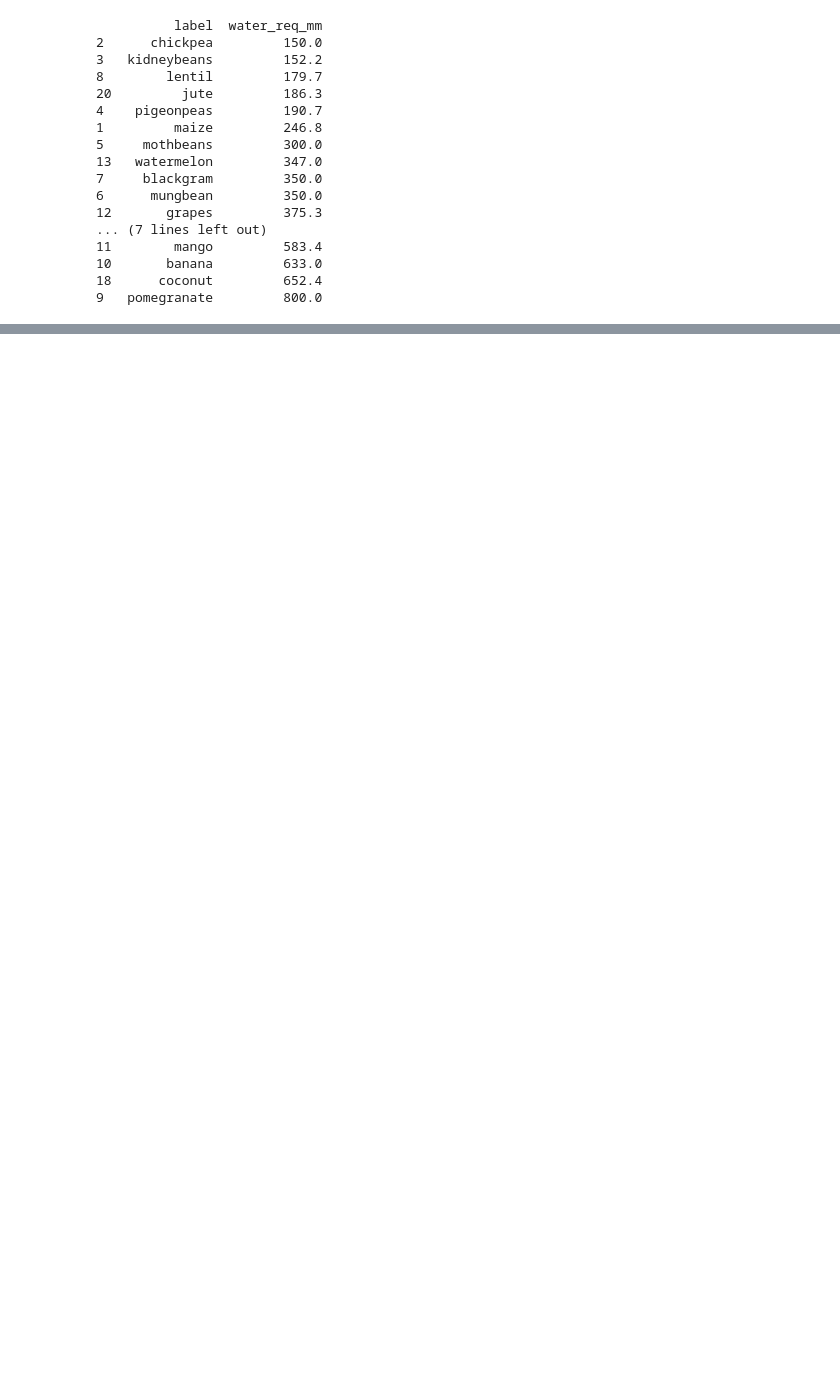
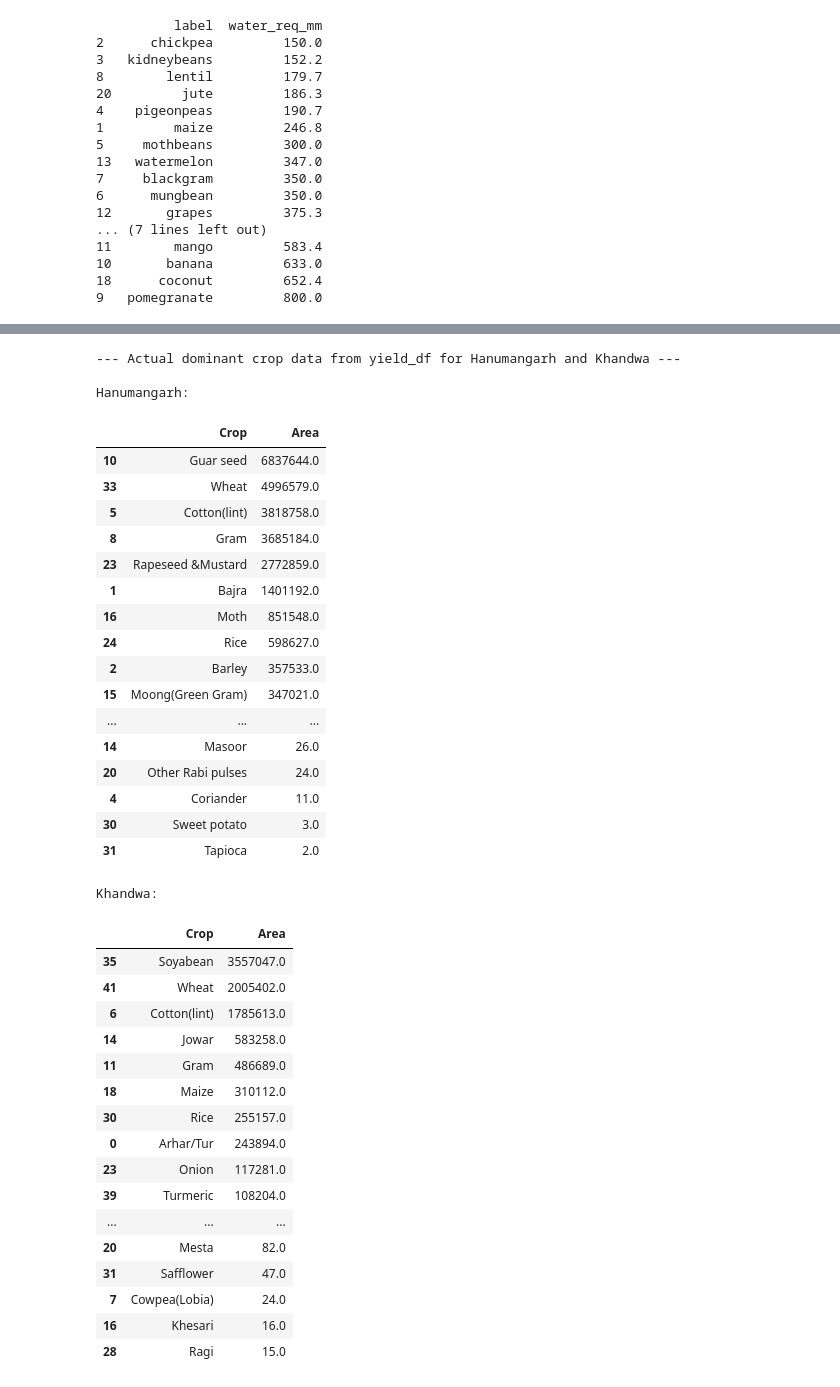
Before and after one commit to ravithreni02/AI-ML-INTERNSHIP, a Jupyter notebook: agrigenie.ipynb, the cells around one changed output, grey strips where cells are left out. Cells and saved outputs as stored; diff of their text form; code cells hidden in the pictures; blank space fills up the shorter version.

```diff
--- a/agrigenie.ipynb
+++ b/agrigenie.ipynb
@@ -532,6 +2692,11 @@ yield_summary
 | 8 | mungbean | 0.492162 | India Agriculture Crop Production... |
 | 9 | pigeonpeas | 0.874560 | India Agriculture Crop Production... |
 | 10 | rice | 2.098431 | India Agriculture Crop Production... |
+# %%
+import pandas as pd
+
+# Ensure `District` column in `yield_df` is cleaned for consistent merging/lookup
+yield_df['District'] = yield_df['District'].str.strip().str.lower()
 # %%
 yield_df2 = pd.read_csv(f"/content/crop_yield.csv")
 moth_row = yield_df2[yield_df2["Crop"].str.strip() == "Moth"]
@@ -1959,0 +5844,51 @@ print(result_df[["crop", "classifier_confidence", "multi_objective_score"]].head
+# %%
+print('\n--- Actual dominant crop data from yield_df for Hanumangarh and Khandwa ---')
+
+# Filter yield_df for 'hanumangarh'
+hanumangarh_crops = yield_df[yield_df['District'] == 'hanumangarh']
+print('\nHanumangarh:')
+display(hanumangarh_crops.groupby('Crop')['Area'].sum().reset_index().sort_values('Area', ascending=False))
+
+# Filter yield_df for 'khandwa'
+khandwa_crops = yield_df[yield_df['District'] == 'khandwa']
+print('\nKhandwa:')
+display(khandwa_crops.groupby('Crop')['Area'].sum().reset_index().sort_values('Area', ascending=False))
+# %% [output]
+--- Actual dominant crop data from yield_df for Hanumangarh and Khandwa ---
+
+Hanumangarh:
+|  | Crop | Area |
+| 10 | Guar seed | 6837644.0 |
+| 33 | Wheat | 4996579.0 |
+| 5 | Cotton(lint) | 3818758.0 |
+| 8 | Gram | 3685184.0 |
+| 23 | Rapeseed &Mustard | 2772859.0 |
+| 1 | Bajra | 1401192.0 |
+| 16 | Moth | 851548.0 |
+| 24 | Rice | 598627.0 |
+| 2 | Barley | 357533.0 |
+| 15 | Moong(Green Gram) | 347021.0 |
+| ... | ... | ... |
+| 14 | Masoor | 26.0 |
+| 20 | Other Rabi pulses | 24.0 |
+| 4 | Coriander | 11.0 |
+| 30 | Sweet potato | 3.0 |
+| 31 | Tapioca | 2.0 |
+Khandwa:
+|  | Crop | Area |
+| 35 | Soyabean | 3557047.0 |
+| 41 | Wheat | 2005402.0 |
+| 6 | Cotton(lint) | 1785613.0 |
+| 14 | Jowar | 583258.0 |
+| 11 | Gram | 486689.0 |
+| 18 | Maize | 310112.0 |
+| 30 | Rice | 255157.0 |
+| 0 | Arhar/Tur | 243894.0 |
+| 23 | Onion | 117281.0 |
+| 39 | Turmeric | 108204.0 |
+| ... | ... | ... |
+| 20 | Mesta | 82.0 |
+| 31 | Safflower | 47.0 |
+| 7 | Cowpea(Lobia) | 24.0 |
+| 16 | Khesari | 16.0 |
+| 28 | Ragi | 15.0 |
```
Also changed, not shown: parts of 88 cells of this notebook.
